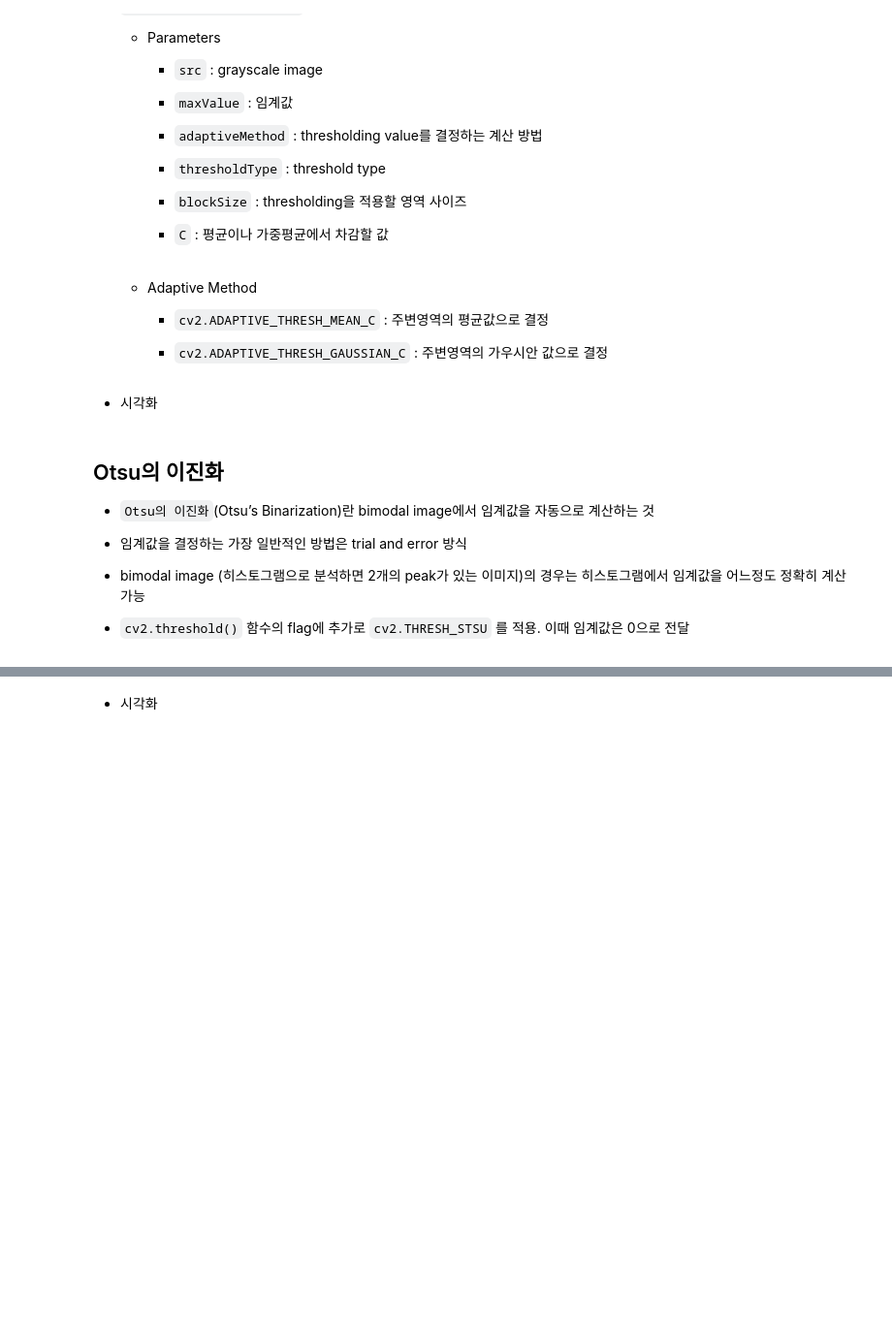
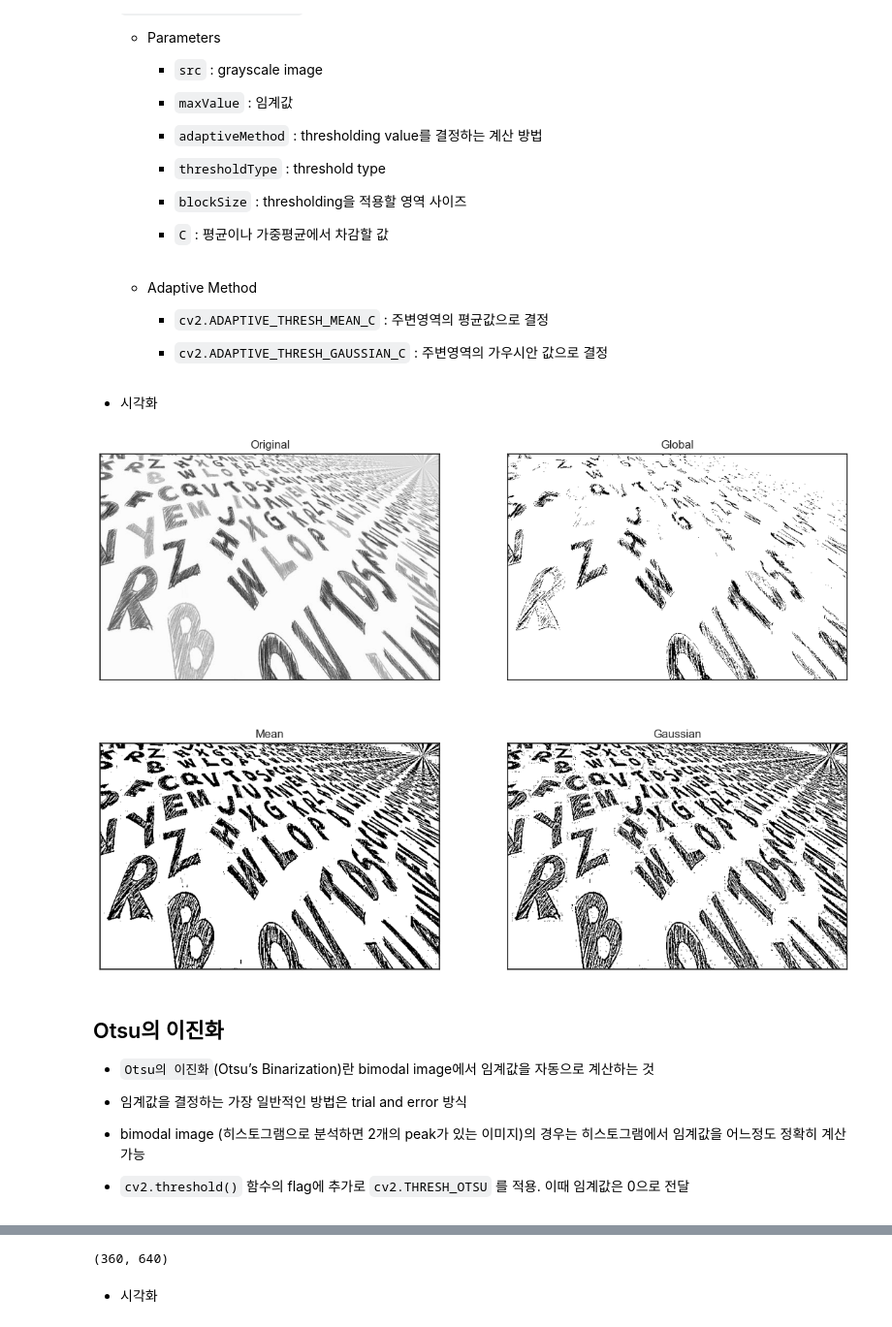
Before and after one commit to kksoo1769/study, a Jupyter notebook: code/computer_vision/01.OpenCV/04.image_thresholding.ipynb, the cells around one changed output, grey strips where cells are left out. Shown at 97% size. Drawn from its saved outputs; the diff is of its cells as text; code cells hidden in the pictures; blank space fills up the shorter version.

```diff
--- a/code/computer_vision/01.OpenCV/04.image_thresholding.ipynb
+++ b/code/computer_vision/01.OpenCV/04.image_thresholding.ipynb
@@ -95,8 +161,33 @@
     - `cv2.ADAPTIVE_THRESH_MEAN_C` : 주변영역의 평균값으로 결정
 
     - `cv2.ADAPTIVE_THRESH_GAUSSIAN_C` : 주변영역의 가우시안 값으로 결정
+# %%
+img = cv2.imread('./img/letters.jpg', cv2.IMREAD_GRAYSCALE)
+# %%
+ret, th_1 = cv2.threshold(img, 128, 255, cv2.THRESH_BINARY)
+# %%
+th_2 = cv2.adaptiveThreshold(img, 255, cv2.ADAPTIVE_THRESH_MEAN_C, cv2.THRESH_BINARY, 15, 2)
+th_3 = cv2.adaptiveThreshold(img, 255, cv2.ADAPTIVE_THRESH_GAUSSIAN_C, cv2.THRESH_BINARY, 15, 2)
 # %% [markdown]
 - 시각화
+# %%
+titles = ['Original', 'Global', 'Mean', 'Gaussian']
+imgs = [img, th_1, th_2, th_3]
+# %%
+plt.figure(figsize=(14, 10))
+
+for i in range(4):
+    plt.subplot(2, 2, i + 1)
+
+    plt.imshow(imgs[i], cmap='gray')
+
+    plt.title(titles[i])
+    plt.xticks([])
+    plt.yticks([])
+
+plt.show()
+# %% [output]
+[figure, added]
 # %% [markdown]
 ## Otsu의 이진화
 - `Otsu의 이진화`(Otsu’s Binarization)란 bimodal image에서 임계값을 자동으로 계산하는 것
@@ -105,7 +196,7 @@
 
 - bimodal image (히스토그램으로 분석하면 2개의 peak가 있는 이미지)의 경우는 히스토그램에서 임계값을 어느정도 정확히 계산 가능
 
-- `cv2.threshold()` 함수의 flag에 추가로 `cv2.THRESH_STSU` 를 적용.
+- `cv2.threshold()` 함수의 flag에 추가로 `cv2.THRESH_OTSU` 를 적용.
   이때 임계값은 0으로 전달
 # %% [markdown]
 - 이미지
@@ -116,0 +210,4 @@
+# %%
+img.shape
+# %% [output]
+(360, 640)
```
Also changed, not shown: parts of 15 cells of this notebook, 3 other files.
